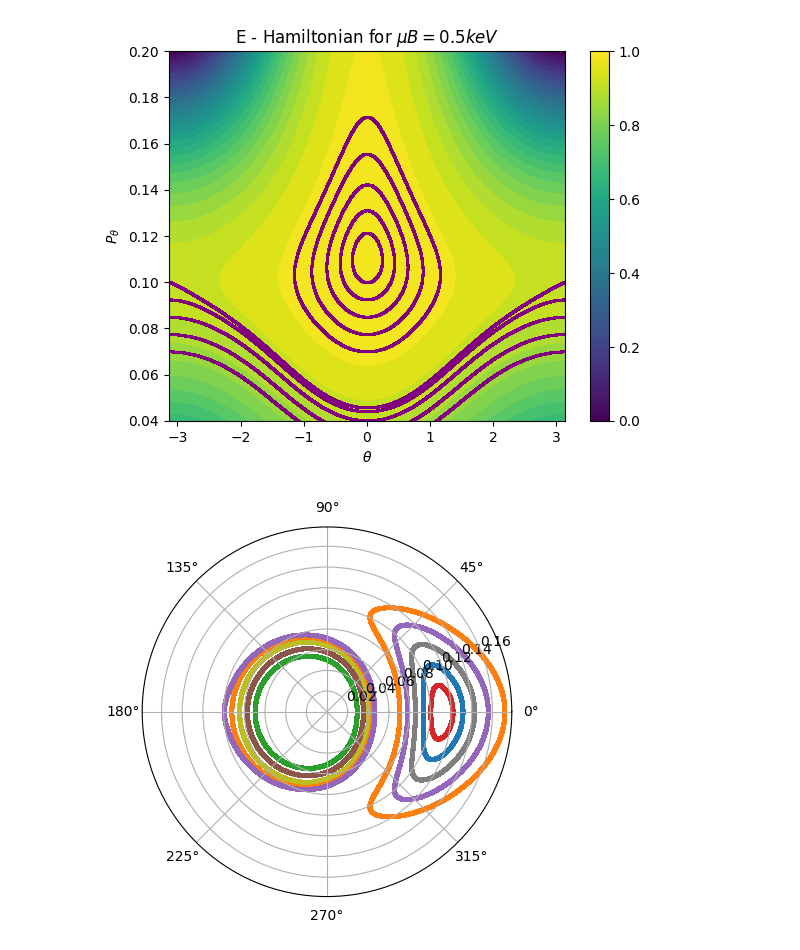
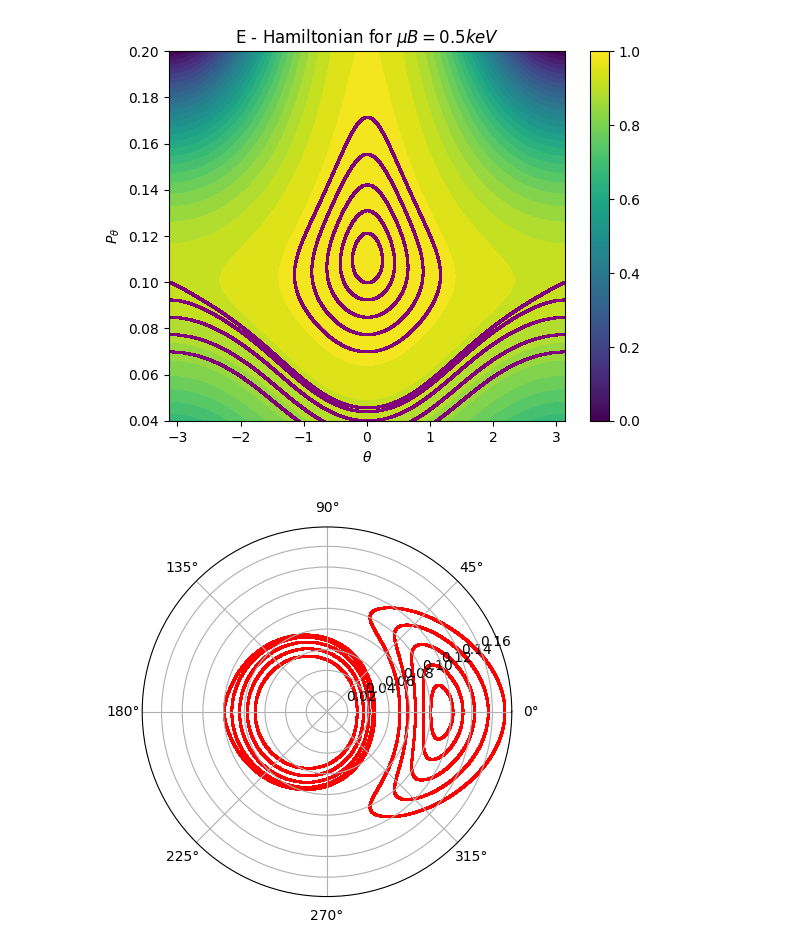
Before and after one commit to PlasmaPhy/Eq-of-motion, a Jupyter notebook: solutions_for_multiple_theta_Ptheta.ipynb, the cells around one changed output. Drawn from its saved outputs; the diff is of its cells as text; code cells hidden in the pictures.

```diff
--- a/solutions_for_multiple_theta_Ptheta.ipynb
+++ b/solutions_for_multiple_theta_Ptheta.ipynb
@@ -53,7 +53,7 @@ for initial_psi in initial_psi_array:
         theta_values = np.mod(theta_values, 2*np.pi)
         theta_values = theta_values - 2*np.pi*(theta_values > np.pi)
 
-        plt.scatter(theta_values, psi_values, s=0.5, c='purple')
+        plt.scatter(theta_values, psi_values, s=0.1, c='purple')
 
 plt.colorbar()
 plt.xlabel('$\\theta$')
@@ -68,23 +68,23 @@ plt.show()
 # %%
 fig, ax = plt.subplots(subplot_kw={'projection': 'polar'})  # Use polar projection
 
 for initial_psi in initial_psi_array:
     for initial_theta in initial_theta_array:
         y0 = np.array([initial_P_J, initial_psi, initial_J, initial_theta])
         tf = 1000  # Final time
         h = 0.005  # Step size
 
         # Solve the differential equations
         t_values = np.linspace(t0, tf, int(tf / h) + 1)
         y_values = Paper_equations.solve_with_odeint(Paper_equations.paper_differential_equations, t0, y0, tf, h, m, q_0)
 
         P_J_values = y_values[:, 0]
         psi_values = y_values[:, 1]
         J_values = y_values[:, 2]
         theta_values = y_values[:, 3]
         theta_values = np.mod(theta_values, 2*np.pi)
         theta_values = theta_values - 2*np.pi*(theta_values > np.pi)
 
-        ax.scatter(theta_values, psi_values, s=3)
+        ax.scatter(theta_values, psi_values, s=0.1, c='red')
 # %% [output]
-[figure, old version]
+[figure, new version]
```
